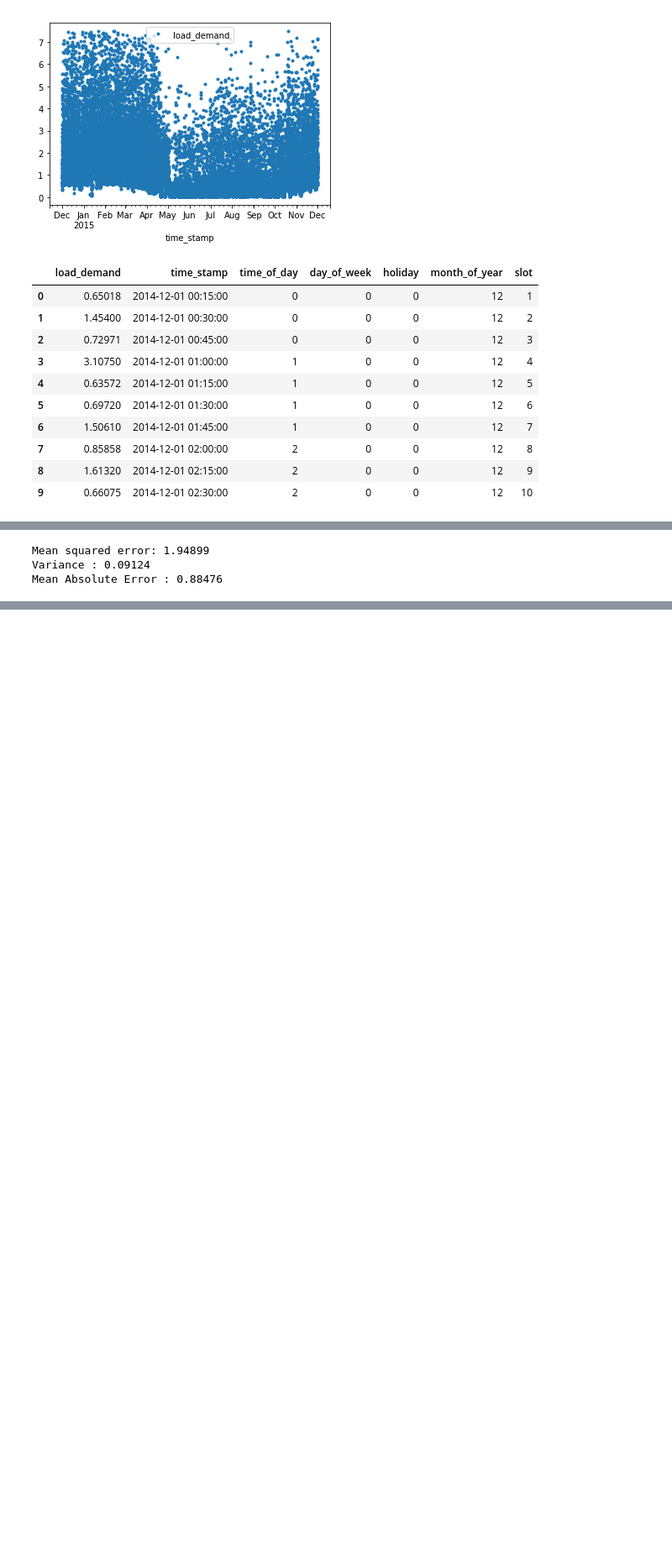
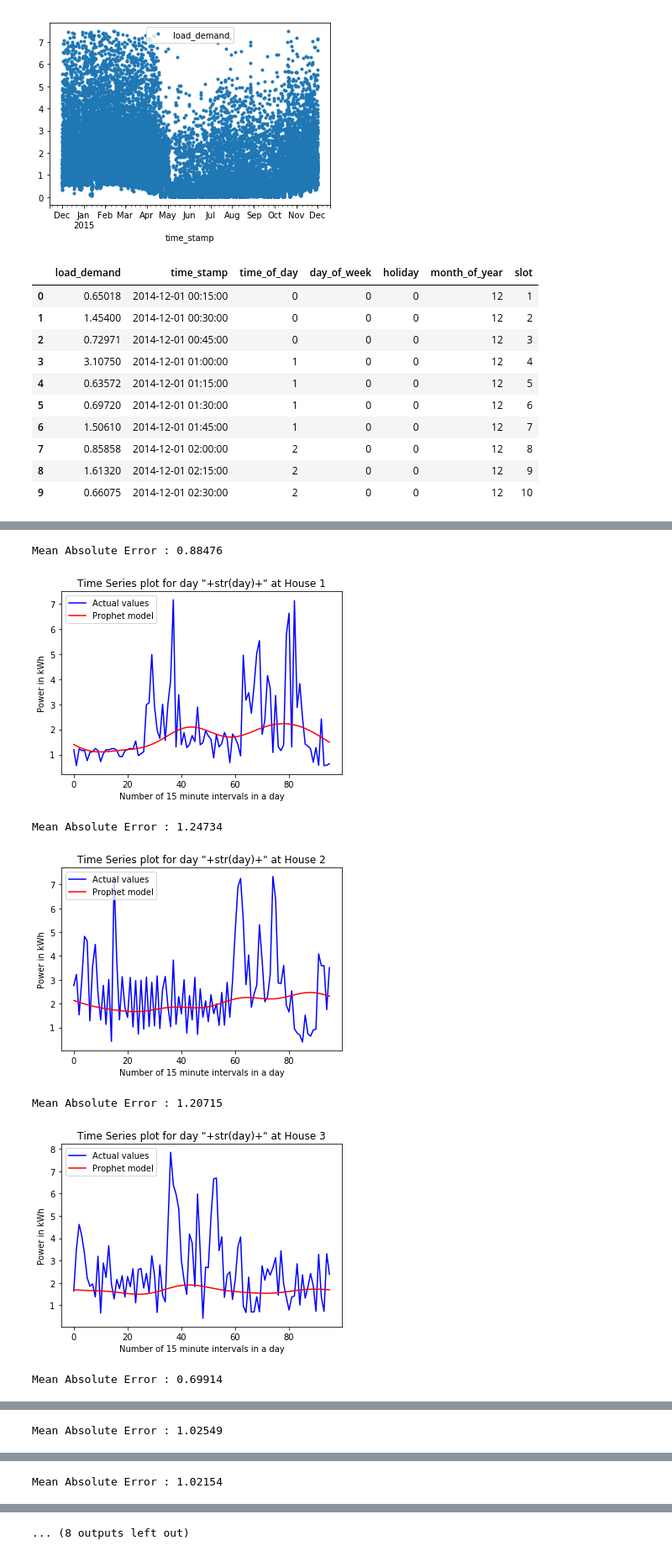
Before and after one commit to jainrish/ams559-smart-energy, a Jupyter notebook: Assignment 1/electricity-demand-prediction.ipynb, the cells around one changed output, grey strips where cells are left out. Shown at 84% size. Cells and saved outputs as stored; diff of their text form; code cells hidden in the pictures; blank space fills up the shorter version.

```diff
--- a/Assignment 1/electricity-demand-prediction.ipynb
+++ b/Assignment 1/electricity-demand-prediction.ipynb
@@ -205,38 +275,51 @@ Mean Absolute Error : 1.67678
 # %%
 from fbprophet import Prophet
 
-df = pd.DataFrame({"ds":house_data["time_stamp"].values})
-df['y'] = house_data['load_demand']
-df.reset_index(drop=False,inplace=True)
+def prophet_model(house_data):
+    df = pd.DataFrame({"ds":house_data["time_stamp"].values})
+    df['y'] = house_data['load_demand']
+    df.reset_index(drop=False,inplace=True)
 
-day_value = 364
-interval_count = day_value * 96
+    day_value = 364
+    interval_count = day_value * 96
 
-fp_train_X = df[:interval_count]
-fp_train_Y = np.array(df['y'].values[:interval_count])
-fp_test_X = df[interval_count:interval_count+96]
-fp_test_Y = np.array(df['y'].values[interval_count:interval_count+96])
+    fp_train_X = df[:interval_count]
+    fp_train_Y = np.array(df['y'].values[:interval_count])
+    fp_test_X = df[interval_count:interval_count+96]
+    fp_test_Y = np.array(df['y'].values[interval_count:interval_count+96])
 
-# creating holiday list
-fed_holiday = pd.DataFrame({"ds":house_data["time_stamp"].values})
-fed_holiday['holiday'] = house_data['holiday']
-fed_holiday = fed_holiday[fed_holiday['holiday'] == 1]
-fed_holiday['holiday'] = fed_holiday.apply(lambda row: 'holiday', axis=1)
+    # creating holiday list
+    fed_holiday = pd.DataFrame({"ds":house_data["time_stamp"].values})
+    fed_holiday['holiday'] = house_data['holiday']
+    fed_holiday = fed_holiday[fed_holiday['holiday'] == 1]
+    fed_holiday['holiday'] = fed_holiday.apply(lambda row: 'holiday', axis=1)
 
-m = Prophet(yearly_seasonality=True, holidays=fed_holiday)
-m.fit(fp_train_X)
+    m = Prophet(yearly_seasonality=True, holidays=fed_holiday)
+    m.fit(fp_train_X)
 
-future = m.make_future_dataframe(periods=60*24, freq='min')
-future = future[::-15][:96]
-future = future[::-1]
-#forecast[['ds', 'yhat', 'yhat_lower', 'yhat_upper']].tail()
+    future = m.make_future_dataframe(periods=60*24, freq='min')
+    future = future[::-15][:96]
+    future = future[::-1]
+    #forecast[['ds', 'yhat', 'yhat_lower', 'yhat_upper']].tail()
 
-result_y = m.predict(future)
+    result_y = m.predict(future)
+    print("Mean Absolute Error : %.5f" % Mean_Absolute_Error(fp_test_Y, result_y['yhat']))
+    return result_y['yhat']
 
-print("Mean squared error: %.5f" % mean_squared_error(fp_test_Y, result_y['yhat']))
-print('Variance : %.5f' % r2_score(fp_test_Y, result_y['yhat']))
-print("Mean Absolute Error : %.5f" % Mean_Absolute_Error(fp_test_Y, result_y['yhat']))
+k = 1
+for house_data in all_house_data:
+    Y_predicted_prophet_model = prophet_model(house_data)
+    column = house_data.columns[0]
+    X_range = np.array([i for i in range(96)])
+    #X_train = np.array(house_data[column].values[:interval_count])
+    Y_actual = np.array(house_data[column].values[interval_count:interval_count+96])
+    plotvalues(X_range, Y_actual, Y_predicted_prophet_model, k, "Actual values", "Prophet model", 364)
+    k += 1
 # %% [output]
-Mean squared error: 1.94899
-Variance : 0.09124
 Mean Absolute Error : 0.88476
+[figure, added]
+Mean Absolute Error : 1.24734
+[figure, added]
+Mean Absolute Error : 1.20715
+[figure, added]
+Mean Absolute Error : 0.69914
@@ -242,0 +327 @@ Mean Absolute Error : 0.88476
+Mean Absolute Error : 1.02549
@@ -242,0 +329 @@ Mean Absolute Error : 0.88476
+Mean Absolute Error : 1.02154
@@ -242,0 +331 @@ Mean Absolute Error : 0.88476
+... (8 outputs left out)
```
Also changed, not shown: parts of 23 cells of this notebook.
